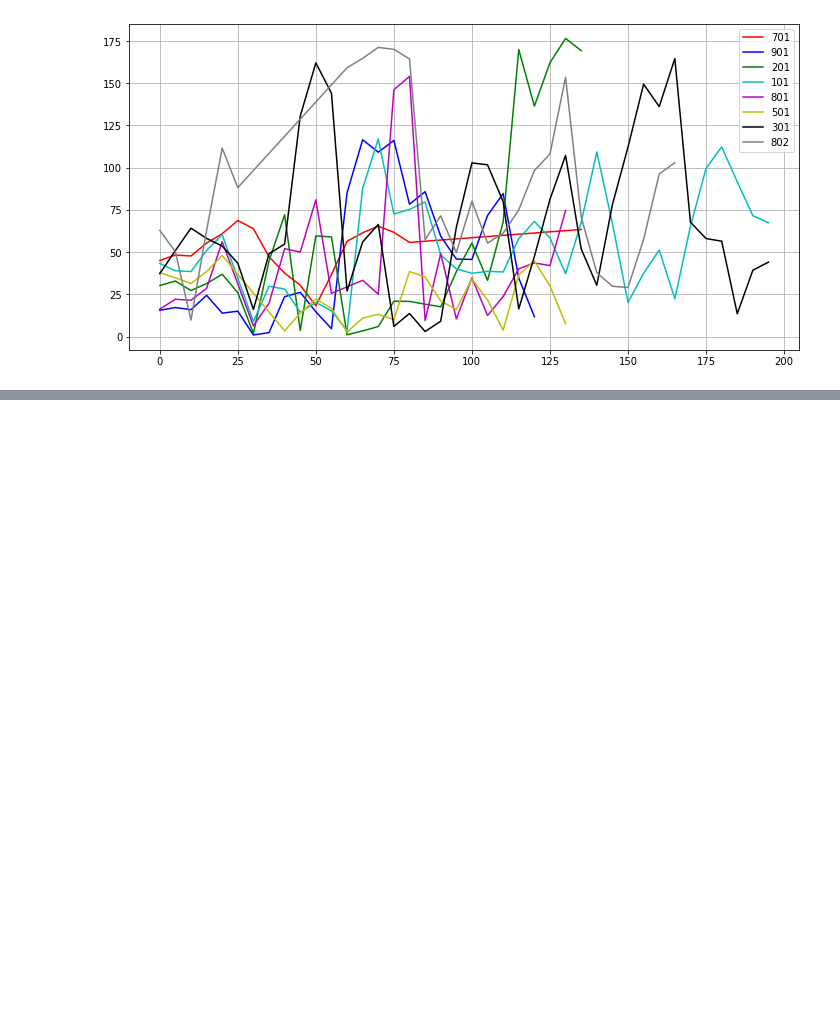
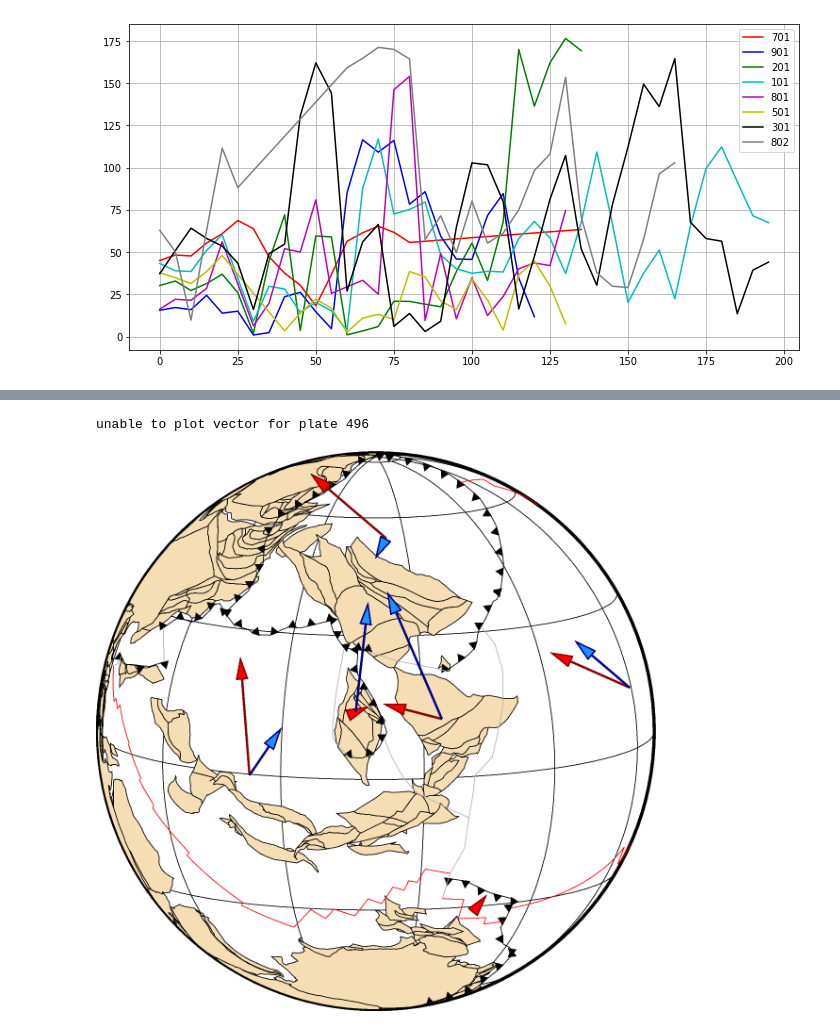
Before and after one commit to siwill22/PlateDriver, a Jupyter notebook: plate_driver_SCNC.ipynb, the cells around one changed output, grey strips where cells are left out. Cells and saved outputs as stored; diff of their text form; code cells hidden in the pictures; blank space fills up the shorter version.

```diff
--- a/plate_driver_SCNC.ipynb
+++ b/plate_driver_SCNC.ipynb
@@ -369,0 +375,59 @@ plt.show()
+# %%
+import pygmt
+
+reconstruction_time = 250.
+forces = {'slab_pull': 1,'slab_suction': 0.25}#, 'ridge_push':0.1}
+#forces = {'ridge_push': 1}
+
+snapshot = M2016.plate_snapshot(reconstruction_time)
+reconstructed_continents = M2016.polygon_snapshot('continents', reconstruction_time)
+
+result = pdriver.get_torques_for_plate_snapshot(snapshot, reconstruction_time, delta_time, forces)
+
+plate_ids = []
+angles = []
+
+for res in result:
+    if res[4] is not None:
+        try:
+            angle = pygplates.Vector3D.angle_between(res[4],res[6])
+            plate_ids.append(res[0])
+            angles.append(np.degrees(angle))
+        except:
+            print('unable to plot vector for plate %d' % res[0])
+
+
+fig = pygmt.Figure()
+#fig.basemap(region='-90/270/-90/90', projection='W6i', frame='afg')
+fig.basemap(region='g', projection='G110/10/10c', frame='afg')
+reconstructed_continents.plot(fig, fill_color='wheat')
+snapshot.plot_subduction_zones(fig)
+snapshot.plot_mid_ocean_ridges(fig)
+snapshot.plot_other_boundaries(fig)
+
+# plot the predicted velocities
+vector_list = []
+for point,vel in zip(list(zip(*result))[1],
+                     list(zip(*result))[4]):
+    if vel is not None:
+        vector_list.append([point.to_lat_lon()[1],
+                           point.to_lat_lon()[0],
+                           np.degrees(np.arctan2(vel.get_x(),vel.get_y())),
+                           vel.get_magnitude()*2.])
+fig.plot(data=vector_list, style="v0.4c+e", pen="1p,darkred", color="red")
+
+# plot velocities according to the reconstruction
+vector_list = []
+for point,vel in zip(list(zip(*result))[1],
+                     list(zip(*result))[6]):
+    if vel is not None:
+        vector_list.append([point.to_lat_lon()[1],
+                           point.to_lat_lon()[0],
+                           np.degrees(np.arctan2(vel.get_x(),vel.get_y())),
+                           vel.get_magnitude()/100.])
+fig.plot(data=vector_list, style="v0.4c+e", pen="1p,darkblue", color="dodgerblue")
+
+fig.show(width=800)
+# %% [output]
+unable to plot vector for plate 496
+[figure, added]
```
Also changed, not shown: parts of 2 cells of this notebook.
